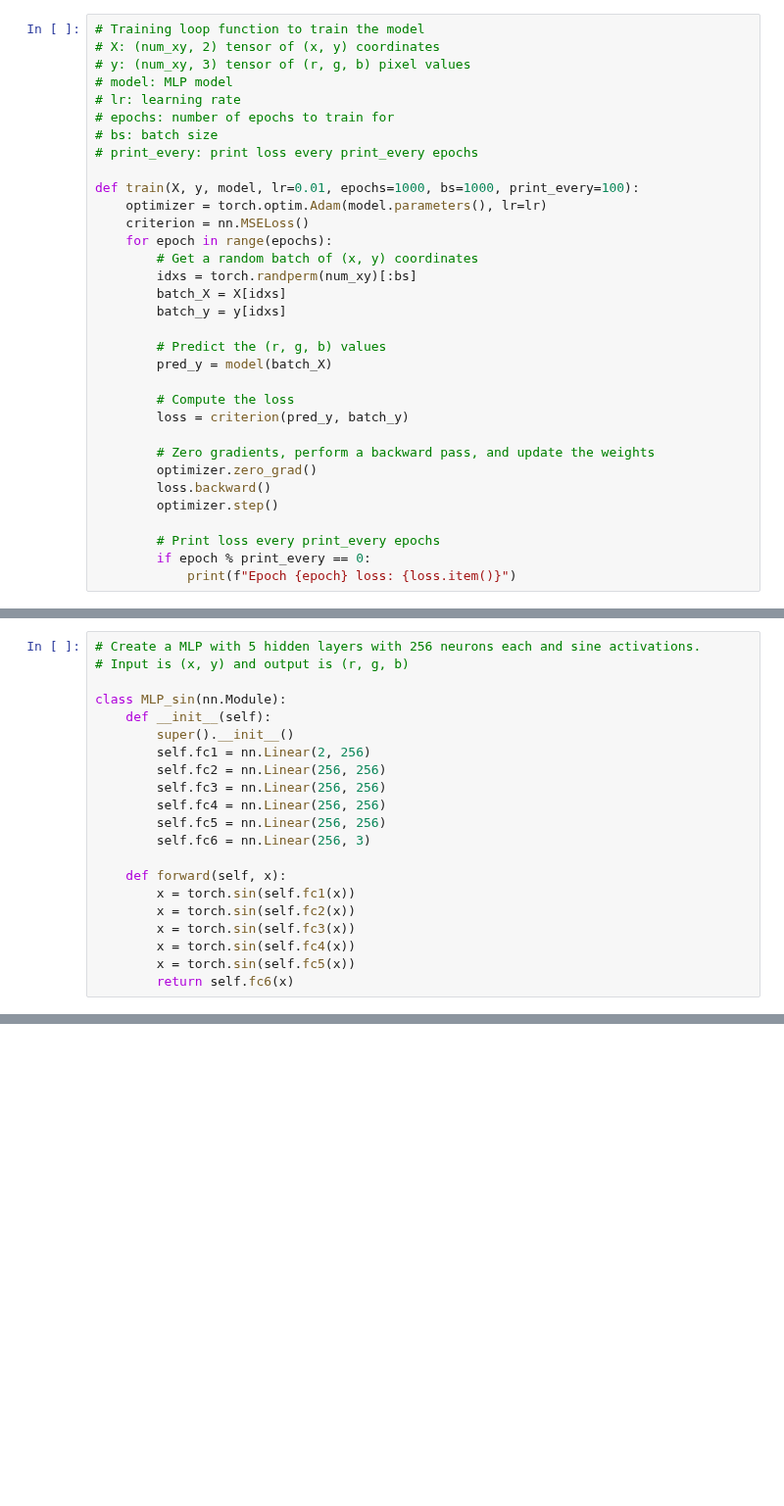
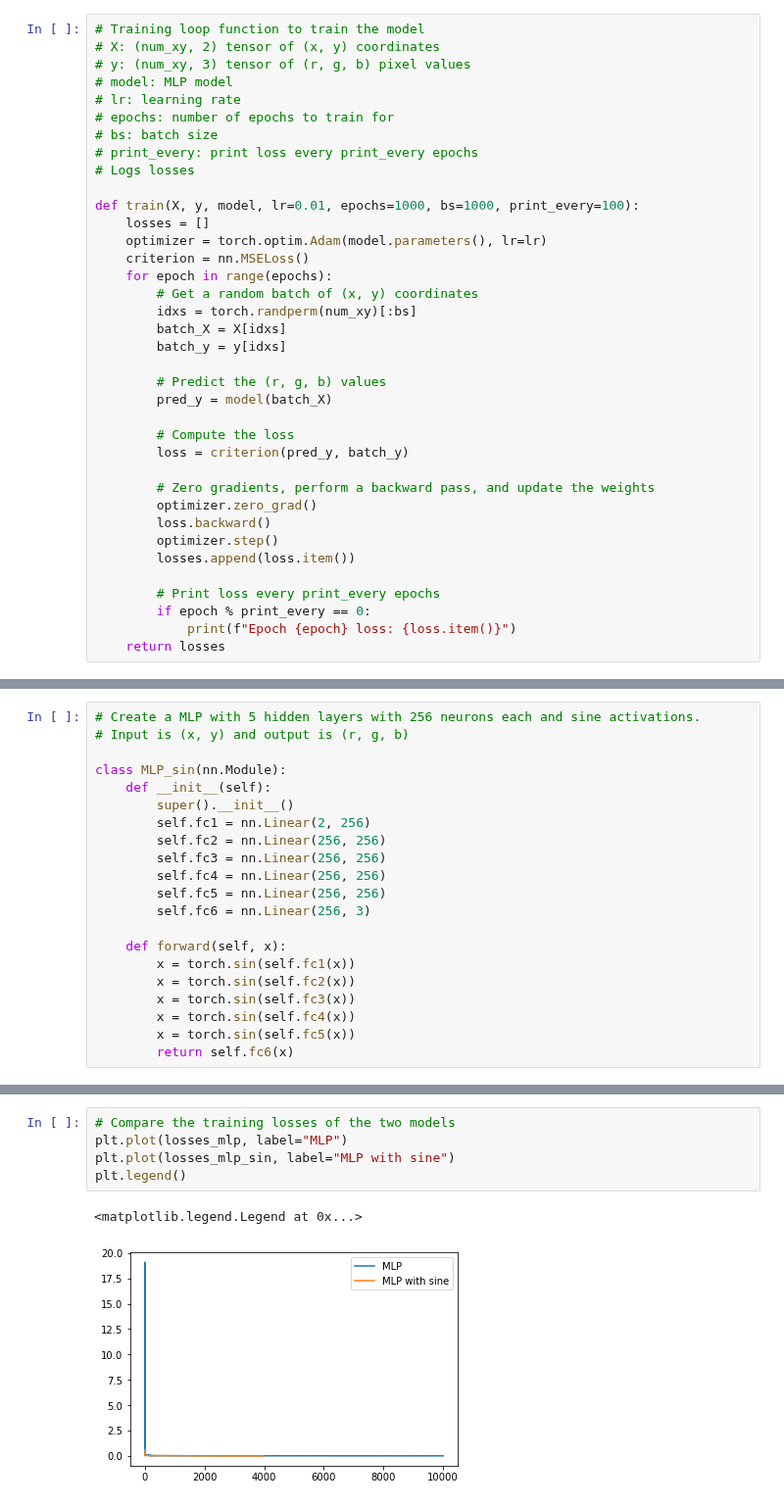
Before and after one commit to patel-zeel/nbblog, a Jupyter notebook: posts/siren-paper-implementation.ipynb, the cells around one changed output, grey strips where cells are left out. Shown at 98% size. Saved outputs shown, nothing was run; the diff lists cells and outputs as text; blank space fills up the shorter version.

```diff
--- a/posts/siren-paper-implementation.ipynb
+++ b/posts/siren-paper-implementation.ipynb
@@ -127,8 +127,10 @@ class MLP(nn.Module):
 # epochs: number of epochs to train for
 # bs: batch size
 # print_every: print loss every print_every epochs
+# Logs losses
 
 def train(X, y, model, lr=0.01, epochs=1000, bs=1000, print_every=100):
+    losses = []
     optimizer = torch.optim.Adam(model.parameters(), lr=lr)
     criterion = nn.MSELoss()
     for epoch in range(epochs):
@@ -147,10 +149,12 @@ def train(X, y, model, lr=0.01, epochs=1000, bs=1000, print_every=100):
         optimizer.zero_grad()
         loss.backward()
         optimizer.step()
+        losses.append(loss.item())
 
         # Print loss every print_every epochs
         if epoch % print_every == 0:
             print(f"Epoch {epoch} loss: {loss.item()}")
+    return losses
 # %%
 m1 = MLP()
 m1 = m1.to(device)
@@ -244,0 +237,8 @@ Clipping input data to the valid range for imshow with RGB data ([0..1] for floa
+# %%
+# Compare the training losses of the two models
+plt.plot(losses_mlp, label="MLP")
+plt.plot(losses_mlp_sin, label="MLP with sine")
+plt.legend()
+# %% [output]
+<matplotlib.legend.Legend at 0x...>
+[figure, added]
```
Also changed, not shown: parts of 5 cells of this notebook.
